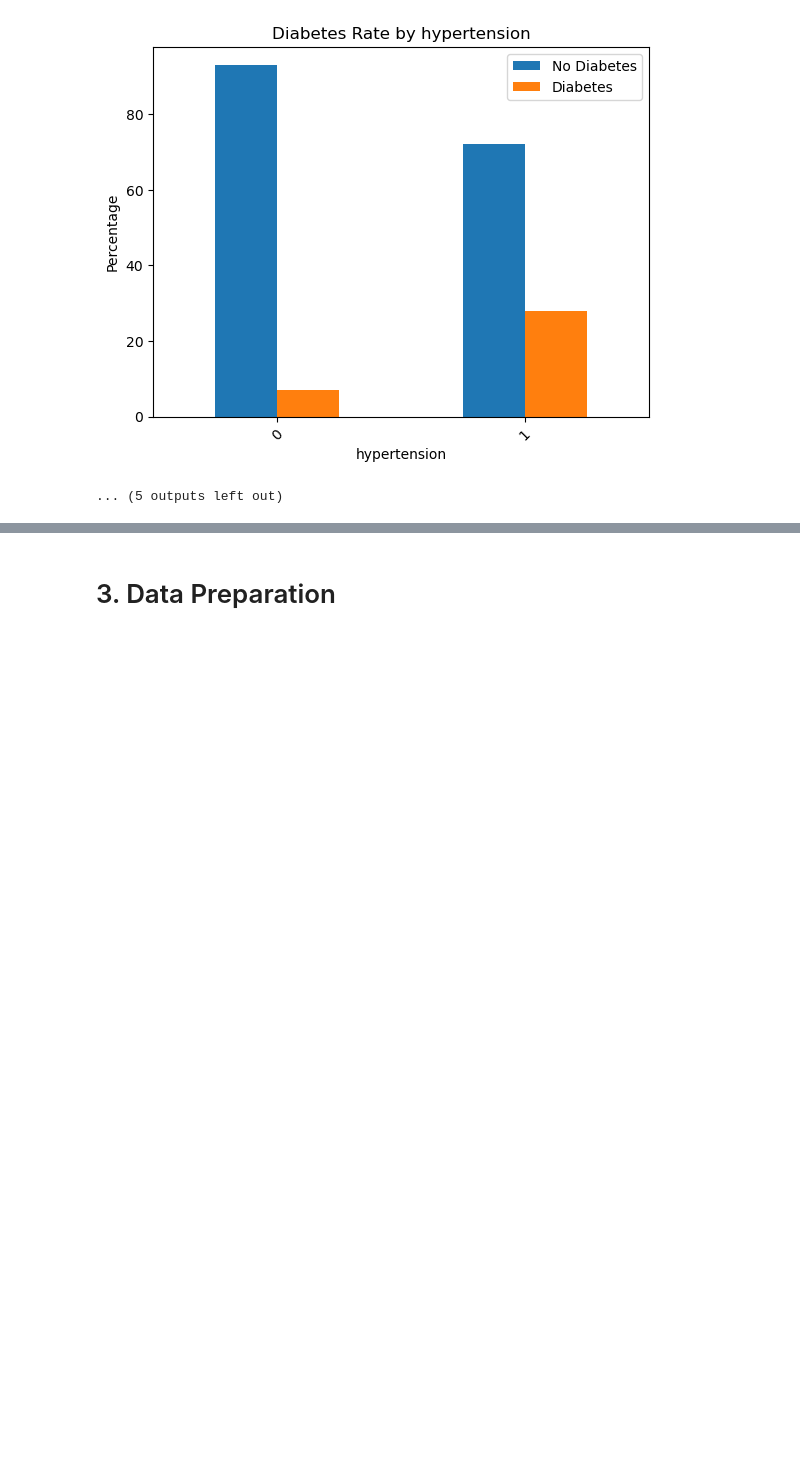
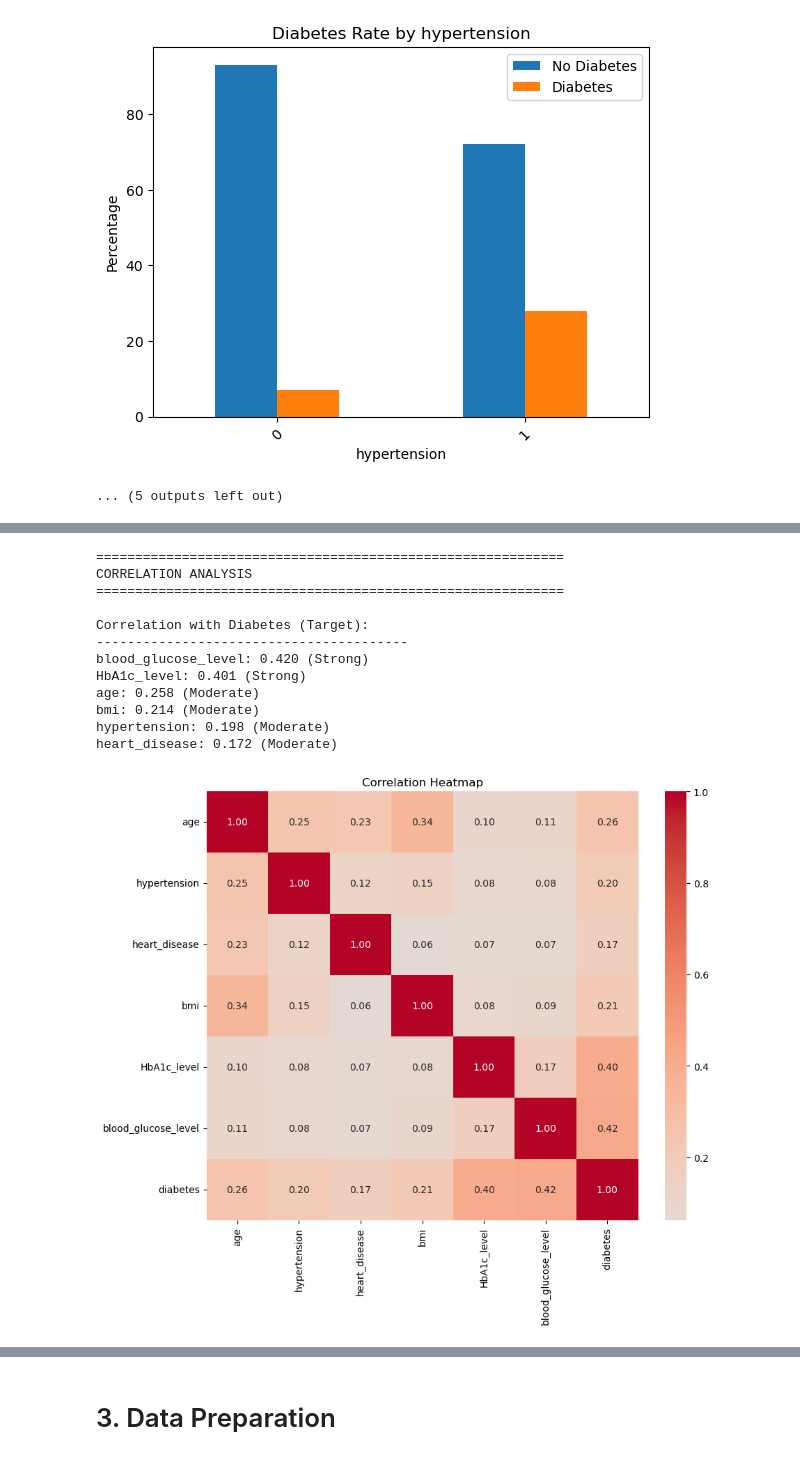
Before and after one commit to kall199/MLDP, a Jupyter notebook: MLDP Project/MLDP Program Codes Submission Template.ipynb, the cells around one changed output, grey strips where cells are left out. Cells and saved outputs as stored; diff of their text form; code cells hidden in the pictures; blank space fills up the shorter version.

```diff
--- a/MLDP Project/MLDP Program Codes Submission Template.ipynb
+++ b/MLDP Project/MLDP Program Codes Submission Template.ipynb
@@ -514,0 +737,43 @@ hypertension
+# %%
+## Correlation Analysis
+
+import seaborn as sns
+
+print("="*60)
+print("CORRELATION ANALYSIS")
+print("="*60)
+
+# Select numerical columns including target
+numerical_for_corr = ['age', 'hypertension', 'heart_disease', 'bmi',
+                      'HbA1c_level', 'blood_glucose_level', 'diabetes']
+
+# Calculate correlation matrix
+corr_matrix = df[numerical_for_corr].corr()
+
+# Display correlation with target
+print("\nCorrelation with Diabetes (Target):")
+print("-"*40)
+target_corr = corr_matrix['diabetes'].drop('diabetes').sort_values(ascending=False)
+for feature, corr in target_corr.items():
+    strength = "Strong" if abs(corr) > 0.3 else "Moderate" if abs(corr) > 0.1 else "Weak"
+    print(f"{feature}: {corr:.3f} ({strength})")
+
+# Plot heatmap
+plt.figure(figsize=(10, 8))
+sns.heatmap(corr_matrix, annot=True, cmap='coolwarm', center=0, fmt='.2f')
+plt.title('Correlation Heatmap')
+plt.show()
+# %% [output]
+============================================================
+CORRELATION ANALYSIS
+============================================================
+
+Correlation with Diabetes (Target):
+----------------------------------------
+blood_glucose_level: 0.420 (Strong)
+HbA1c_level: 0.401 (Strong)
+age: 0.258 (Moderate)
+bmi: 0.214 (Moderate)
+hypertension: 0.198 (Moderate)
+heart_disease: 0.172 (Moderate)
+[figure, added]
```
Also changed, not shown: parts of 77 cells of this notebook, 4 other files.
